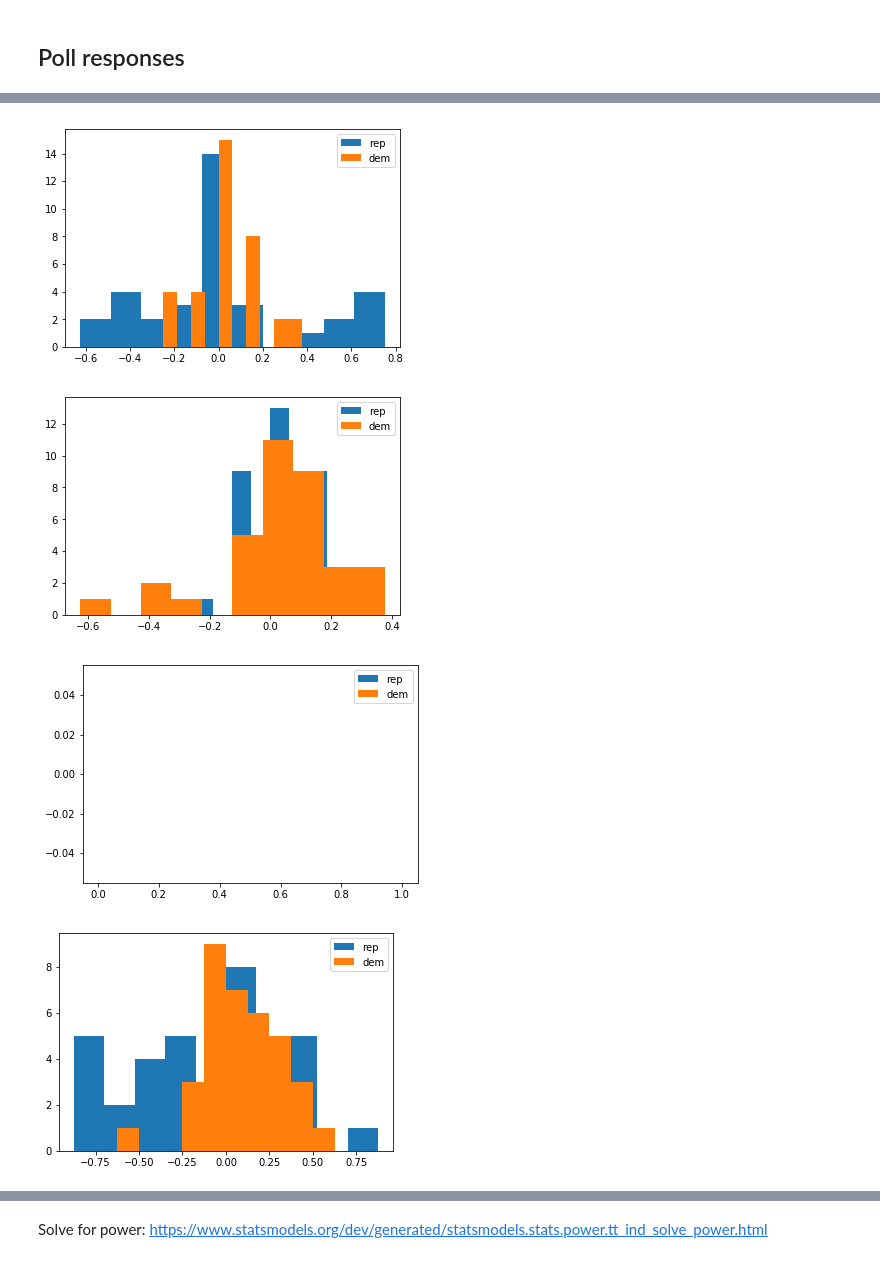
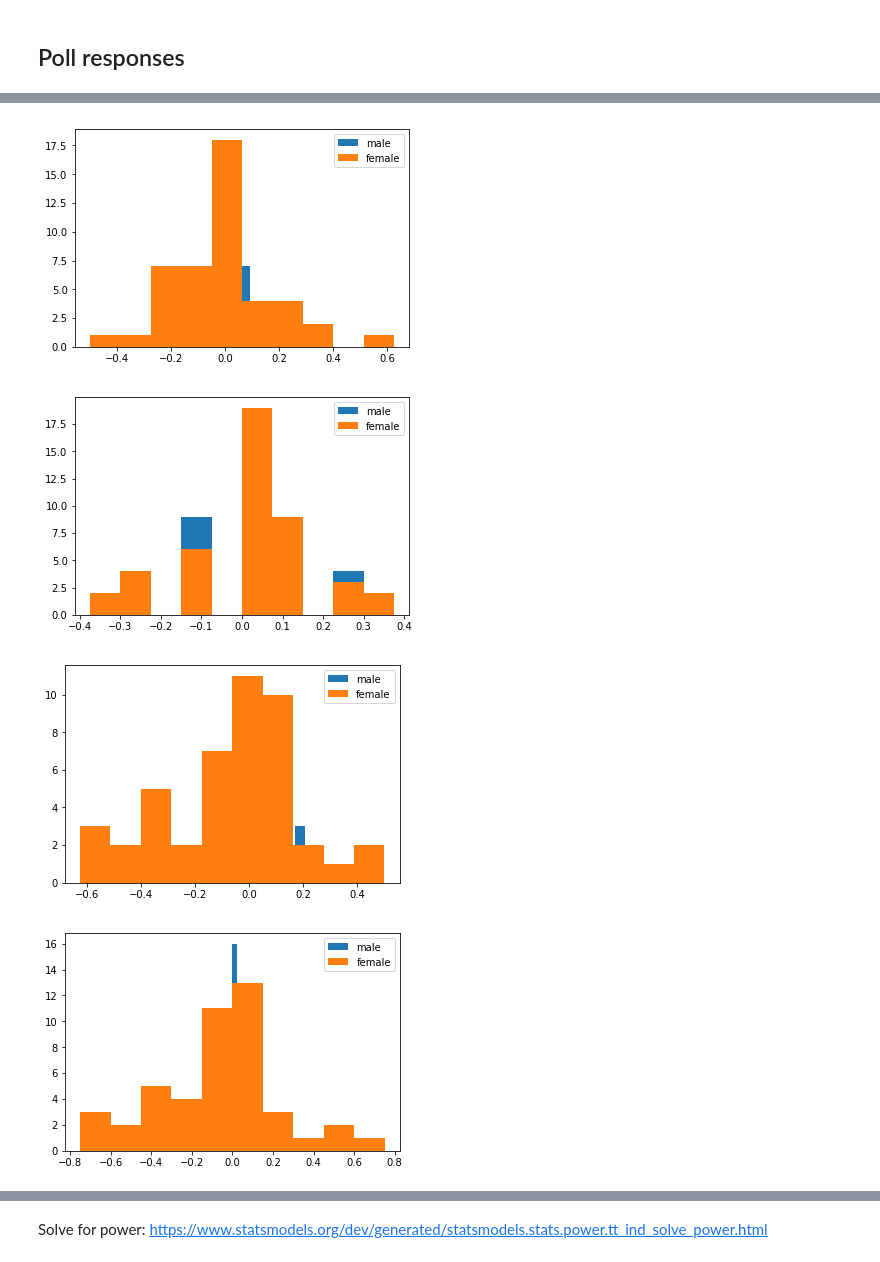
Before and after one commit to yiweiluo/GWStance, a Jupyter notebook: cc_stance/MTurk_results/Inter-annotator agreements.ipynb, the cells around one changed output, grey strips where cells are left out. Drawn from its saved outputs; the diff is of its cells as text; code cells hidden in the pictures.

```diff
--- a/cc_stance/MTurk_results/Inter-annotator agreements.ipynb
+++ b/cc_stance/MTurk_results/Inter-annotator agreements.ipynb
@@ -258,0 +607,36 @@ poll_dfs[3]
+# %%
+ratings_by_media_slant = {'pro':{'av':[],'av_R':[],'av_D':[],'entropy':[]},
+                         'anti':{'av':[],'av_D':[],'av_R':[],'entropy':[]}}
+ROUND1_sent_id_df = pd.DataFrame(ROUND1_DATA[BATCH_NOS[BATCH_NO]]).set_index('sent_id')
+# %%
+for BATCH_NO in BATCH_NOS:
+    for s_id in worker_labels_per_batch[BATCH_NO].drop('MACE competence').index[5:]:
+        df_key = ROUND1_sent_id_df.loc[s_id]['df_key']
+
+        orig_media_slant = data_for_mturk.iloc[df_key]['bias']
+
+        ratings = worker_labels_per_batch[BATCH_NO].loc[s_id][['worker_{}'.format(w_id) for w_id in range(8)]]
+        rating_counts = ratings.value_counts()
+        for ans in ['agrees','neutral','disagrees']:
+            if ans in rating_counts:
+                continue
+            else:
+                rating_counts[ans] = 0
+        ps = [rating_counts[x]*1./rating_counts.sum() for x in ['disagrees','agrees','neutral']]
+        entropy = stats.entropy(ps)
+
+        av_rating = worker_labels_per_batch[BATCH_NO].loc[s_id]['av_rating']
+
+        rep_workers = [w_id  for w_id in range(0,8) if SUBJECT_INFOS[BATCH_NO].iloc[w_id]['party'] == 'republican']
+        dem_workers = [w_id for w_id in range(0,8) if SUBJECT_INFOS[BATCH_NO].iloc[w_id]['party'] == 'democrat']
+        if len(rep_workers) > 0:
+            av_rep_rating = np.average([label2int[l] for l in worker_labels_per_batch[BATCH_NO].loc[s_id][['worker_{}'.format(w_id)
+                                                                                    for w_id in rep_workers]]])
+            ratings_by_media_slant[orig_media_slant]['av_R'].append(av_rep_rating)
+        if len(dem_workers) > 0:
+            av_dem_rating = np.average([label2int[l] for l in worker_labels_per_batch[BATCH_NO].loc[s_id][['worker_{}'.format(w_id)
+                                                                                    for w_id in dem_workers]]])
+            ratings_by_media_slant[orig_media_slant]['av_D'].append(av_dem_rating)
+
+        ratings_by_media_slant[orig_media_slant]['av'].append(av_rating)
+        ratings_by_media_slant[orig_media_slant]['entropy'].append(entropy)
@@ -299,8 +686,8 @@ for BATCH_NO in BATCH_NOS:
     dem_deltas = []
     for s_id in worker_labels_per_batch[BATCH_NO].drop('MACE competence').index:
         av_rating = worker_labels_per_batch[BATCH_NO].loc[s_id]['av_rating']
-        rep_workers = [w_id  for w_id in range(0,8) if SUBJECT_INFOS[BATCH_NO].iloc[w_id]['party'] == 'republican']
-        dem_workers = [w_id for w_id in range(0,8) if SUBJECT_INFOS[BATCH_NO].iloc[w_id]['party'] == 'democrat']
+        rep_workers = [w_id  for w_id in range(0,8) if SUBJECT_INFOS[BATCH_NO].iloc[w_id]['gender'] == 'male']
+        dem_workers = [w_id for w_id in range(0,8) if SUBJECT_INFOS[BATCH_NO].iloc[w_id]['gender'] == 'female']
         if len(rep_workers) > 0 and len(dem_workers) > 0:
             av_rep_rating = np.average([label2int[l] for l in worker_labels_per_batch[BATCH_NO].loc[s_id][['worker_{}'.format(w_id)
                                                                                     for w_id in rep_workers]]])
@@ -312,8 +699,8 @@ for BATCH_NO in BATCH_NOS:
             dem_deltas.append(av_dem_delta)
     #         all_rep_deltas.append(av_rep_delta)
     #         all_dem_deltas.append(av_dem_delta)
-    plt.hist(rep_deltas,label='rep')
-    plt.hist(dem_deltas,label='dem')
+    plt.hist(rep_deltas,label='male')
+    plt.hist(dem_deltas,label='female')
     plt.legend()
     plt.show()
 # %% [output]
@@ -321,4 +708,4 @@ for BATCH_NO in BATCH_NOS:
-[figure, old version]
+[figure, new version]
-[figure, old version]
+[figure, new version]
-[figure, old version]
+[figure, new version]
-[figure, old version]
+[figure, new version]
```
Also changed, not shown: parts of 87 cells of this notebook, 4 other files.
